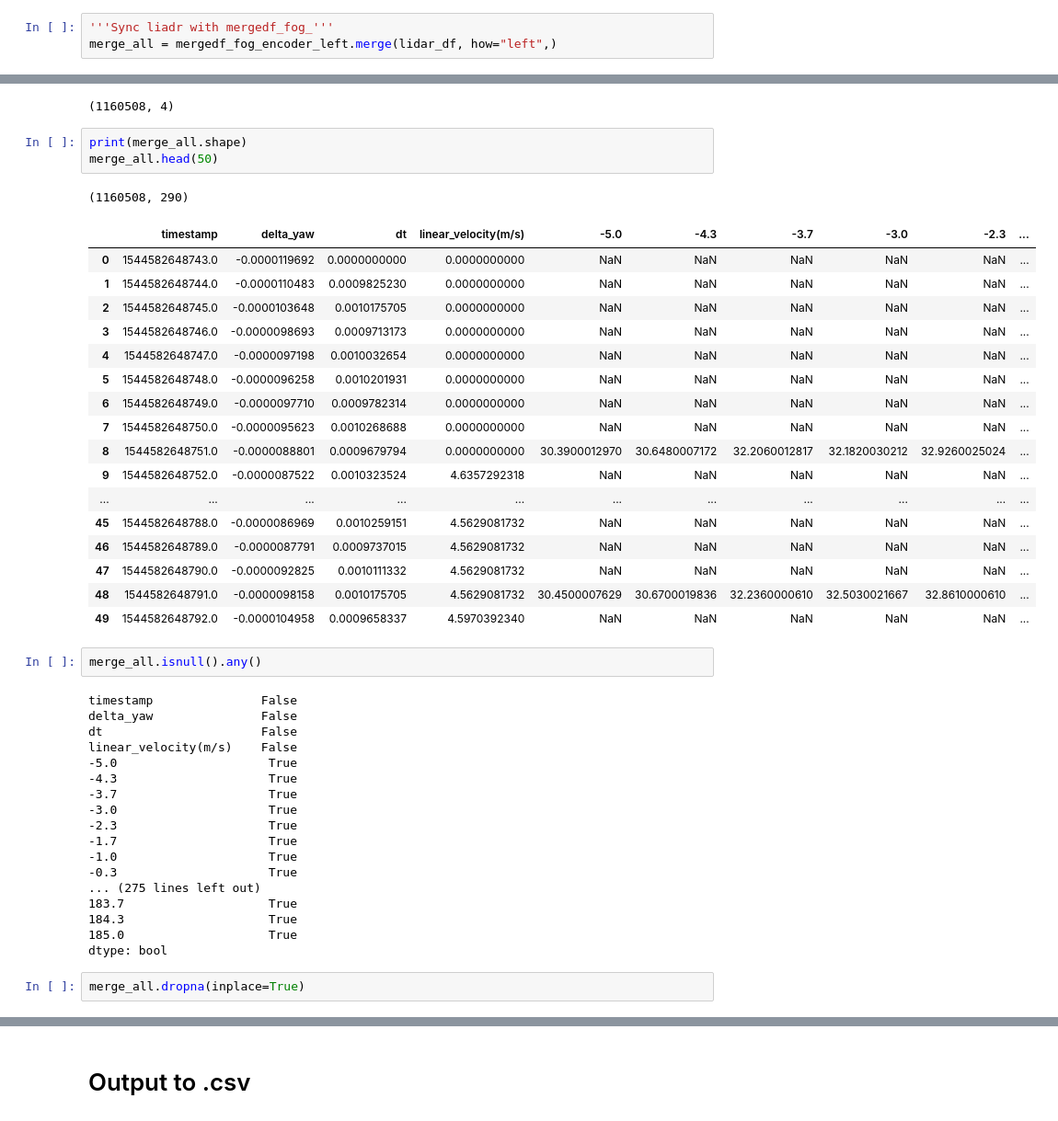
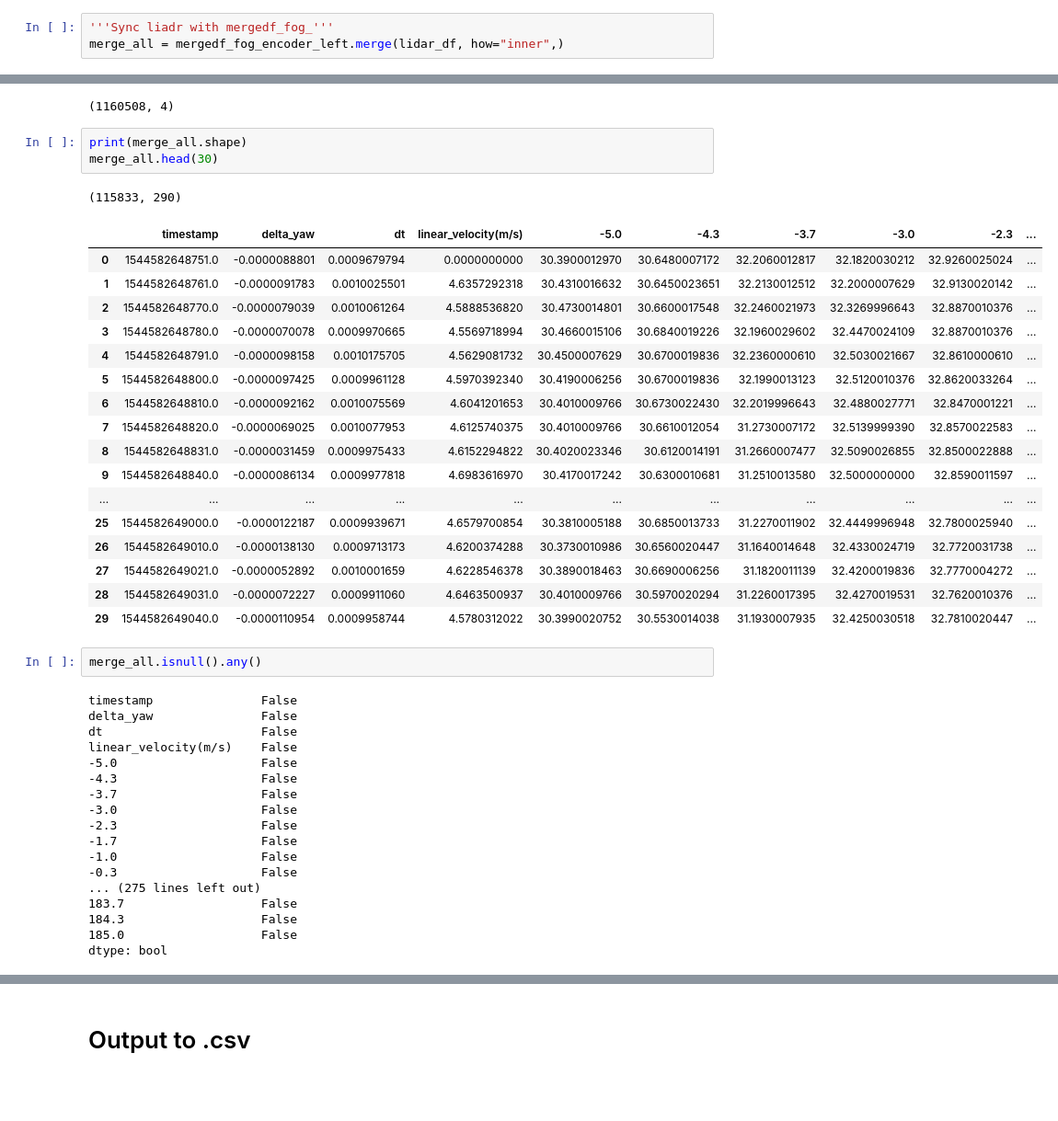
Before and after one commit to yifanwu2828/Particle-Filter-SLAM, a Jupyter notebook: code/data/exploreData.ipynb, the cells around one changed output, grey strips where cells are left out. Shown at 92% size. Drawn from its saved outputs; the diff is of its cells as text; blank space fills up the shorter version.

Commit message:
merge all df to one

```diff
--- a/code/data/exploreData.ipynb
+++ b/code/data/exploreData.ipynb
@@ -386,7 +404,7 @@ mergedf_fog_encoder_left.head()
 | 4 | 1544582648747.0 | -0.0000097198 | 0.0010032654 | 0.0 |
 # %%
 '''Sync liadr with mergedf_fog_'''
-merge_all = mergedf_fog_encoder_left.merge(lidar_df, how="left",)
+merge_all = mergedf_fog_encoder_left.merge(lidar_df, how="inner",)
 # %%
 # merge_all_inner = mergedf_fog_encoder_left.merge(lidar_df, how="inner",)
 # merge_all.shape
@@ -397,26 +415,26 @@ mergedf_fog_encoder_left.shape
 (1160508, 4)
 # %%
 print(merge_all.shape)
-merge_all.head(50)
+merge_all.head(30)
 # %% [output]
-(1160508, 290)
+(115833, 290)
 |  | timestamp | delta_yaw | dt | linear_velocity(m/s) | -5.0 | -4.3 | -3.7 | -3.0 | -2.3 | ... |
-| 0 | 1544582648743.0 | -0.0000119692 | 0.0000000000 | 0.0000000000 | NaN | NaN | NaN | NaN | NaN | ... |
-| 1 | 1544582648744.0 | -0.0000110483 | 0.0009825230 | 0.0000000000 | NaN | NaN | NaN | NaN | NaN | ... |
-| 2 | 1544582648745.0 | -0.0000103648 | 0.0010175705 | 0.0000000000 | NaN | NaN | NaN | NaN | NaN | ... |
-| 3 | 1544582648746.0 | -0.0000098693 | 0.0009713173 | 0.0000000000 | NaN | NaN | NaN | NaN | NaN | ... |
-| 4 | 1544582648747.0 | -0.0000097198 | 0.0010032654 | 0.0000000000 | NaN | NaN | NaN | NaN | NaN | ... |
-| 5 | 1544582648748.0 | -0.0000096258 | 0.0010201931 | 0.0000000000 | NaN | NaN | NaN | NaN | NaN | ... |
-| 6 | 1544582648749.0 | -0.0000097710 | 0.0009782314 | 0.0000000000 | NaN | NaN | NaN | NaN | NaN | ... |
-| 7 | 1544582648750.0 | -0.0000095623 | 0.0010268688 | 0.0000000000 | NaN | NaN | NaN | NaN | NaN | ... |
-| 8 | 1544582648751.0 | -0.0000088801 | 0.0009679794 | 0.0000000000 | 30.3900012970 | 30.6480007172 | 32.2060012817 | 32.1820030212 | 32.9260025024 | ... |
-| 9 | 1544582648752.0 | -0.0000087522 | 0.0010323524 | 4.6357292318 | NaN | NaN | NaN | NaN | NaN | ... |
+| 0 | 1544582648751.0 | -0.0000088801 | 0.0009679794 | 0.0000000000 | 30.3900012970 | 30.6480007172 | 32.2060012817 | 32.1820030212 | 32.9260025024 | ... |
+| 1 | 1544582648761.0 | -0.0000091783 | 0.0010025501 | 4.6357292318 | 30.4310016632 | 30.6450023651 | 32.2130012512 | 32.2000007629 | 32.9130020142 | ... |
+| 2 | 1544582648770.0 | -0.0000079039 | 0.0010061264 | 4.5888536820 | 30.4730014801 | 30.6600017548 | 32.2460021973 | 32.3269996643 | 32.8870010376 | ... |
+| 3 | 1544582648780.0 | -0.0000070078 | 0.0009970665 | 4.5569718994 | 30.4660015106 | 30.6840019226 | 32.1960029602 | 32.4470024109 | 32.8870010376 | ... |
+| 4 | 1544582648791.0 | -0.0000098158 | 0.0010175705 | 4.5629081732 | 30.4500007629 | 30.6700019836 | 32.2360000610 | 32.5030021667 | 32.8610000610 | ... |
+| 5 | 1544582648800.0 | -0.0000097425 | 0.0009961128 | 4.5970392340 | 30.4190006256 | 30.6700019836 | 32.1990013123 | 32.5120010376 | 32.8620033264 | ... |
+| 6 | 1544582648810.0 | -0.0000092162 | 0.0010075569 | 4.6041201653 | 30.4010009766 | 30.6730022430 | 32.2019996643 | 32.4880027771 | 32.8470001221 | ... |
+| 7 | 1544582648820.0 | -0.0000069025 | 0.0010077953 | 4.6125740375 | 30.4010009766 | 30.6610012054 | 31.2730007172 | 32.5139999390 | 32.8570022583 | ... |
+| 8 | 1544582648831.0 | -0.0000031459 | 0.0009975433 | 4.6152294822 | 30.4020023346 | 30.6120014191 | 31.2660007477 | 32.5090026855 | 32.8500022888 | ... |
+| 9 | 1544582648840.0 | -0.0000086134 | 0.0009977818 | 4.6983616970 | 30.4170017242 | 30.6300010681 | 31.2510013580 | 32.5000000000 | 32.8590011597 | ... |
 | ... | ... | ... | ... | ... | ... | ... | ... | ... | ... | ... |
-| 45 | 1544582648788.0 | -0.0000086969 | 0.0010259151 | 4.5629081732 | NaN | NaN | NaN | NaN | NaN | ... |
-| 46 | 1544582648789.0 | -0.0000087791 | 0.0009737015 | 4.5629081732 | NaN | NaN | NaN | NaN | NaN | ... |
-| 47 | 1544582648790.0 | -0.0000092825 | 0.0010111332 | 4.5629081732 | NaN | NaN | NaN | NaN | NaN | ... |
-| 48 | 1544582648791.0 | -0.0000098158 | 0.0010175705 | 4.5629081732 | 30.4500007629 | 30.6700019836 | 32.2360000610 | 32.5030021667 | 32.8610000610 | ... |
-| 49 | 1544582648792.0 | -0.0000104958 | 0.0009658337 | 4.5970392340 | NaN | NaN | NaN | NaN | NaN | ... |
+| 25 | 1544582649000.0 | -0.0000122187 | 0.0009939671 | 4.6579700854 | 30.3810005188 | 30.6850013733 | 31.2270011902 | 32.4449996948 | 32.7800025940 | ... |
+| 26 | 1544582649010.0 | -0.0000138130 | 0.0009713173 | 4.6200374288 | 30.3730010986 | 30.6560020447 | 31.1640014648 | 32.4330024719 | 32.7720031738 | ... |
+| 27 | 1544582649021.0 | -0.0000052892 | 0.0010001659 | 4.6228546378 | 30.3890018463 | 30.6690006256 | 31.1820011139 | 32.4200019836 | 32.7770004272 | ... |
+| 28 | 1544582649031.0 | -0.0000072227 | 0.0009911060 | 4.6463500937 | 30.4010009766 | 30.5970020294 | 31.2260017395 | 32.4270019531 | 32.7620010376 | ... |
+| 29 | 1544582649040.0 | -0.0000110954 | 0.0009958744 | 4.5780312022 | 30.3990020752 | 30.5530014038 | 31.1930007935 | 32.4250030518 | 32.7810020447 | ... |
 # %%
 merge_all.isnull().any()
 # %% [output]
@@ -424,21 +442,19 @@ timestamp               False
 delta_yaw               False
 dt                      False
 linear_velocity(m/s)    False
--5.0                     True
--4.3                     True
--3.7                     True
--3.0                     True
--2.3                     True
--1.7                     True
--1.0                     True
--0.3                     True
+-5.0                    False
+-4.3                    False
+-3.7                    False
+-3.0                    False
+-2.3                    False
+-1.7                    False
+-1.0                    False
+-0.3                    False
 ... (275 lines left out)
-183.7                    True
-184.3                    True
-185.0                    True
+183.7                   False
+184.3                   False
+185.0                   False
 dtype: bool
-# %%
-merge_all.dropna(inplace=True)
 # %%
 print(merge_all.shape)
 merge_all.head(30)
```
Also changed, not shown: parts of 4 cells of this notebook.
